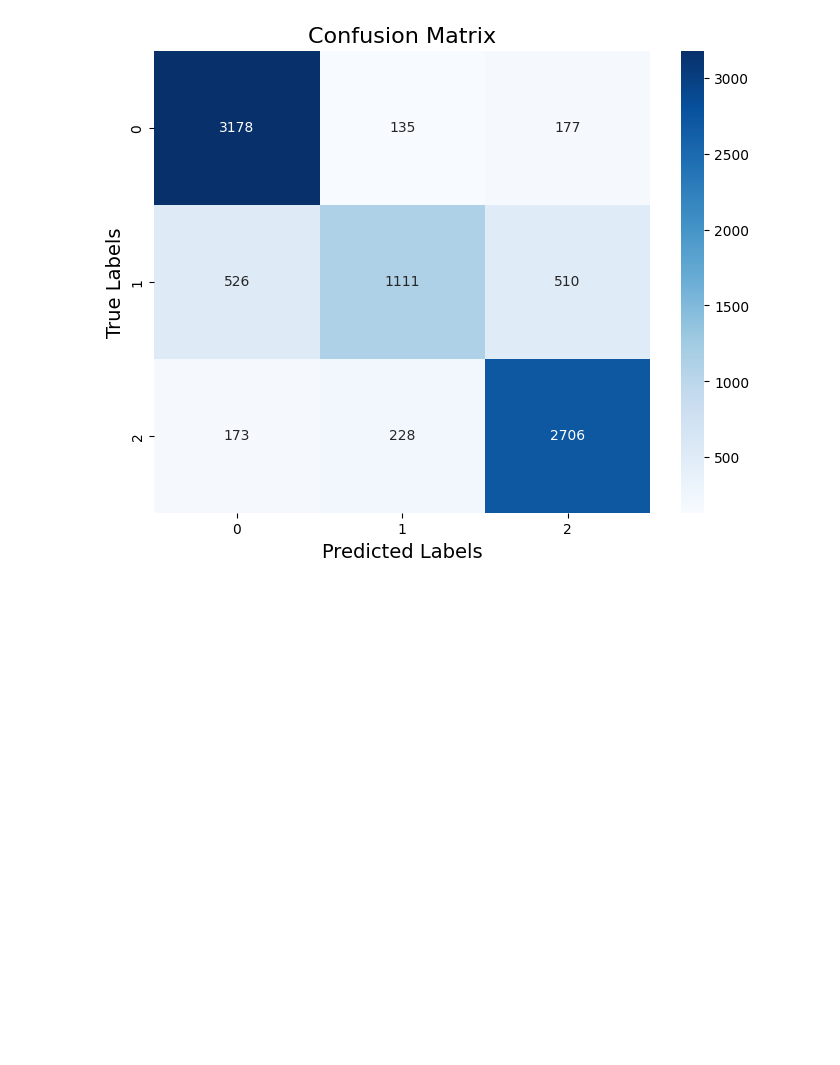
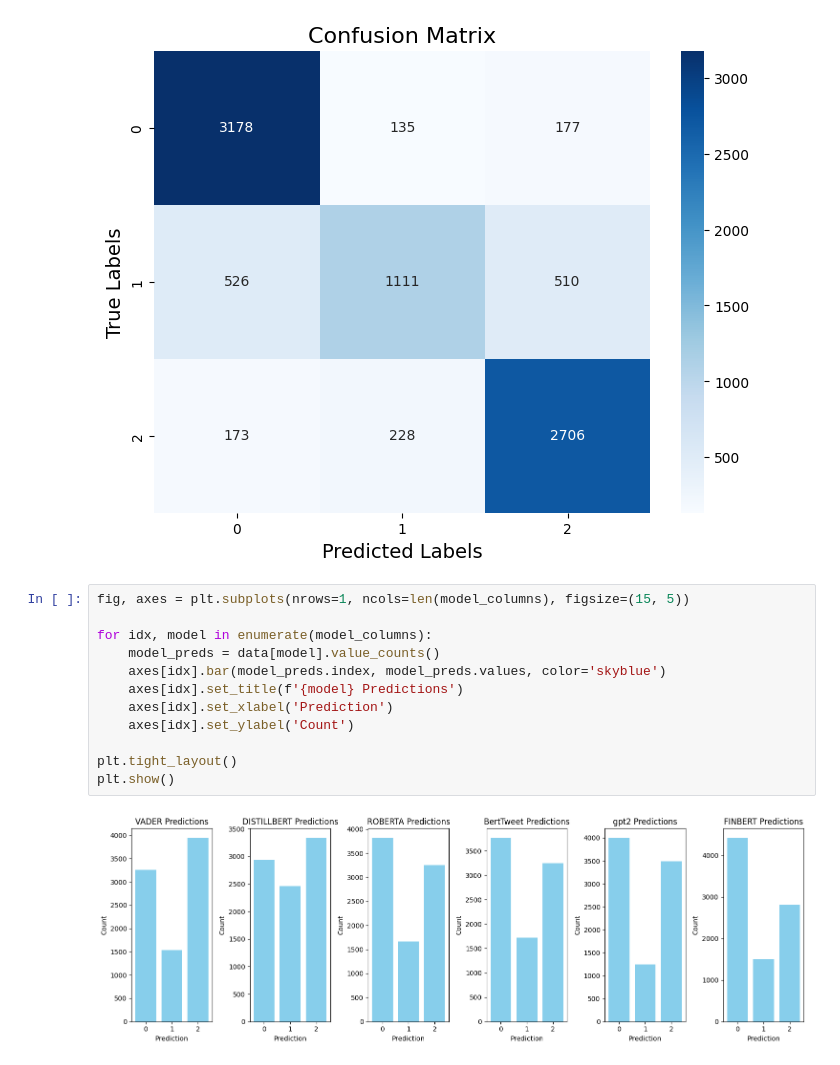
Before and after one commit to infinite-void/llm-ensemble-for-neologism, a Jupyter notebook: ensemble_learner_voting.ipynb, the cells around one changed output. Drawn from its saved outputs; the diff is of its cells as text; blank space fills up the shorter version.

Commit message:
Added visualisations for Majority Voting Ensemble

```diff
--- a/ensemble_learner_voting.ipynb
+++ b/ensemble_learner_voting.ipynb
@@ -70,3 +70,17 @@ plt.ylabel('True Labels', fontsize=14)
 plt.show()
 # %% [output]
 [figure]
+# %%
+fig, axes = plt.subplots(nrows=1, ncols=len(model_columns), figsize=(15, 5))
+
+for idx, model in enumerate(model_columns):
+    model_preds = data[model].value_counts()
+    axes[idx].bar(model_preds.index, model_preds.values, color='skyblue')
+    axes[idx].set_title(f'{model} Predictions')
+    axes[idx].set_xlabel('Prediction')
+    axes[idx].set_ylabel('Count')
+
+plt.tight_layout()
+plt.show()
+# %% [output]
+[figure, added]
```
Also changed, not shown: parts of 2 cells of this notebook.
